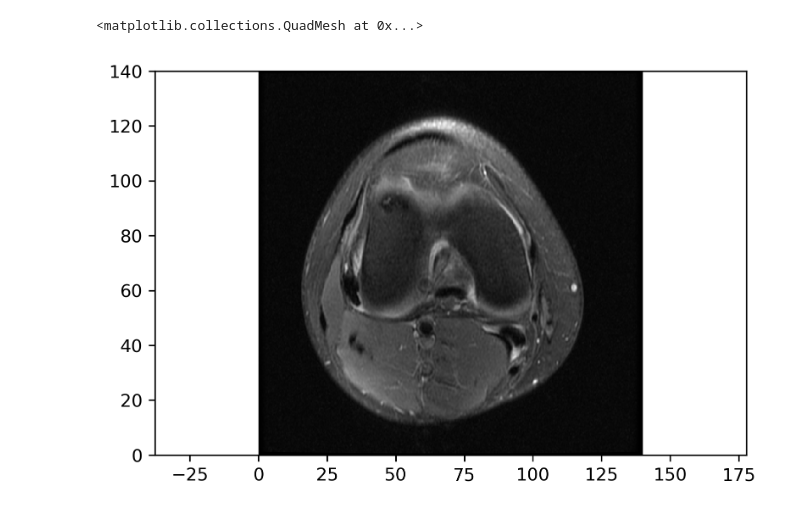
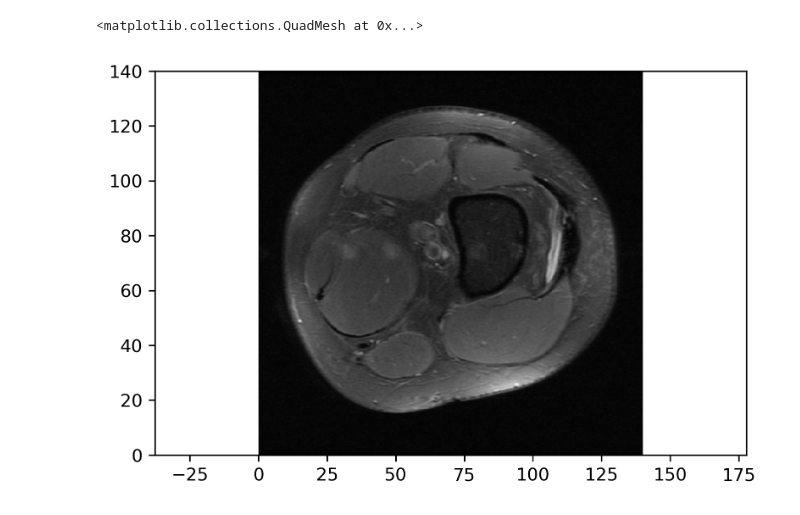
Before and after one commit to choikwun/mri_classification, a Jupyter notebook: SE000001/dicom.ipynb, the cells around one changed output. Cells and saved outputs as stored; diff of their text form; code cells hidden in the pictures.

```diff
--- a/SE000001/dicom.ipynb
+++ b/SE000001/dicom.ipynb
@@ -39,11 +41,11 @@ for filenameDCM in lstFilesDCM:
 # %%
 pyplot.figure(dpi=300)
 pyplot.axes().set_aspect('equal', 'datalim')
 pyplot.set_cmap(pyplot.gray())
-pyplot.pcolormesh(x, y, numpy.flipud(ArrayDicom[:, :, 24]))
+pyplot.pcolormesh(x, y, numpy.flipud(ArrayDicom[:, :, 0]))
 # %% [output]
 <matplotlib.collections.QuadMesh at 0x...>
-[figure, old version]
+[figure, new version]
 # %%
 PathDicom = "/Users/BlauBear/Documents/HS699/SE000001"
 reader = vtk.vtkDICOMImageReader()
```
Also changed, not shown: parts of 12 cells of this notebook.
